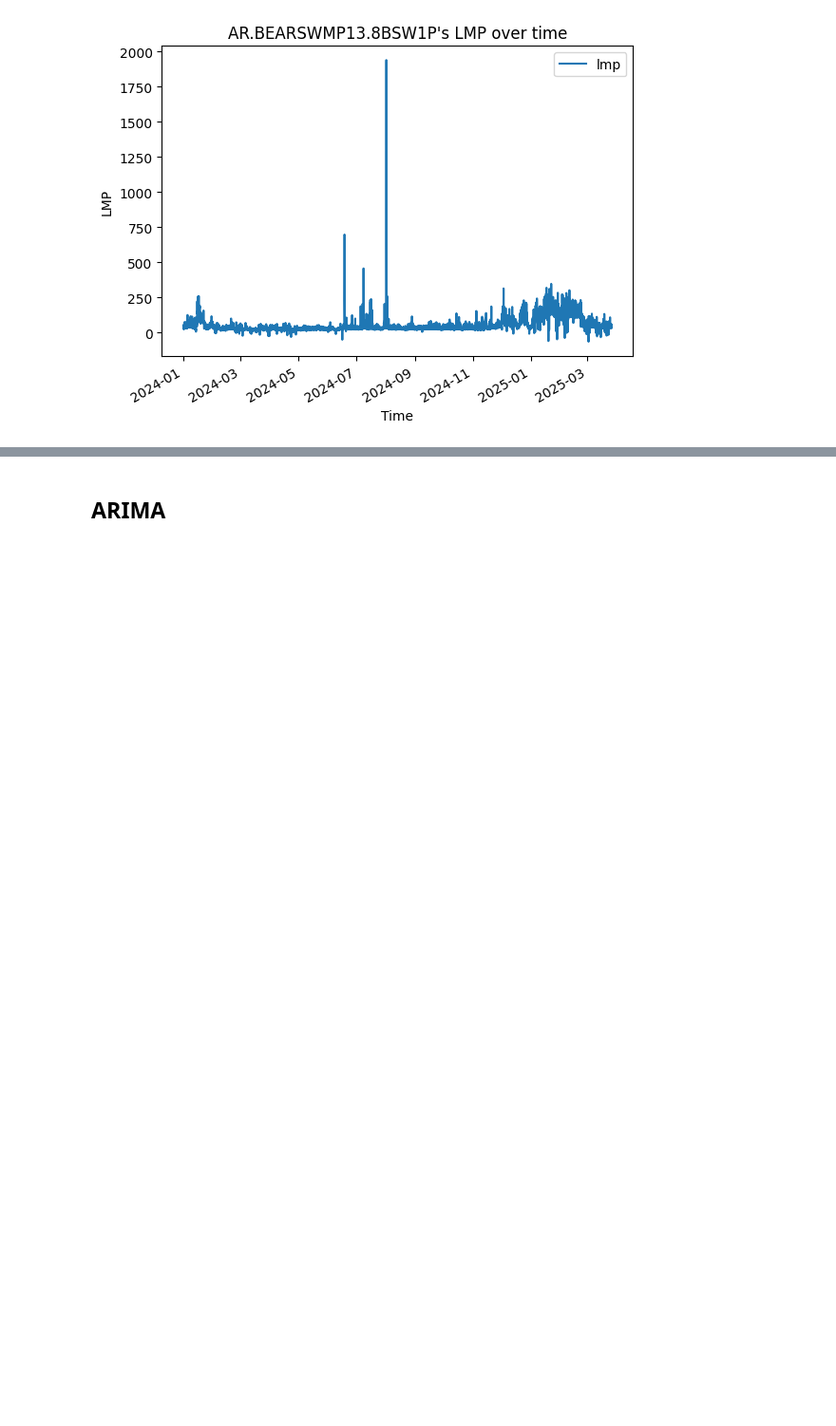
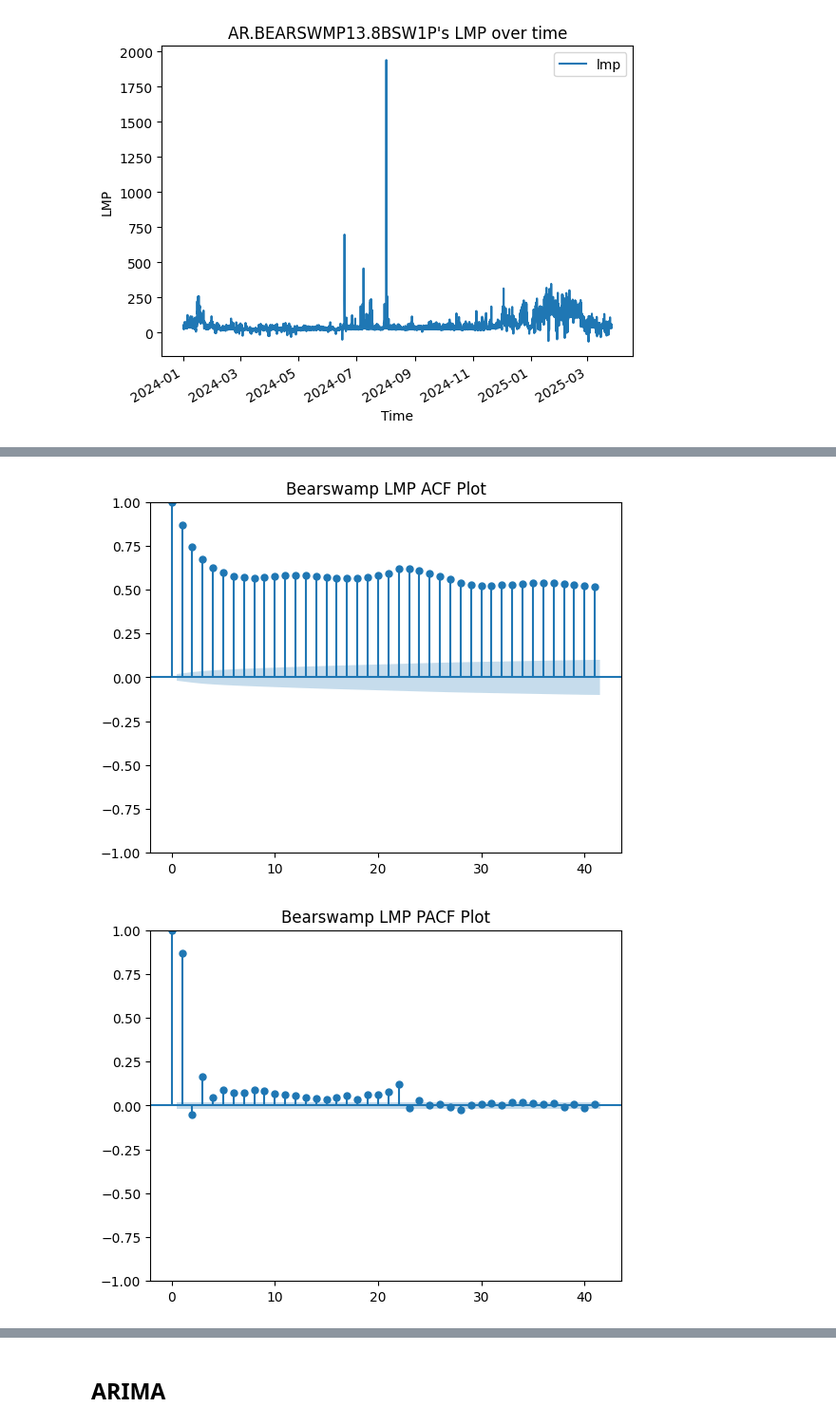
Before and after one commit to BradyHobson/ML2-Project, a Jupyter notebook: time_series_model.ipynb, the cells around one changed output, grey strips where cells are left out. Shown: that part at 95% size. Saved outputs shown, nothing was run; the diff lists cells and outputs as text; code cells hidden in the pictures; blank space fills up the shorter version.

```diff
--- a/time_series_model.ipynb
+++ b/time_series_model.ipynb
@@ -47,0 +59,12 @@ plt.show()
+# %%
+# plot the acf
+series = lmp['lmp']
+plot_acf(series, title = 'Bearswamp LMP ACF Plot')
+plt.show();
+
+# plot the pacf
+plot_pacf(series, title='Bearswamp LMP PACF Plot')
+plt.show();
+# %% [output]
+[figure, added]
+[figure, added]
```
Also changed, not shown: parts of 11 cells of this notebook.
